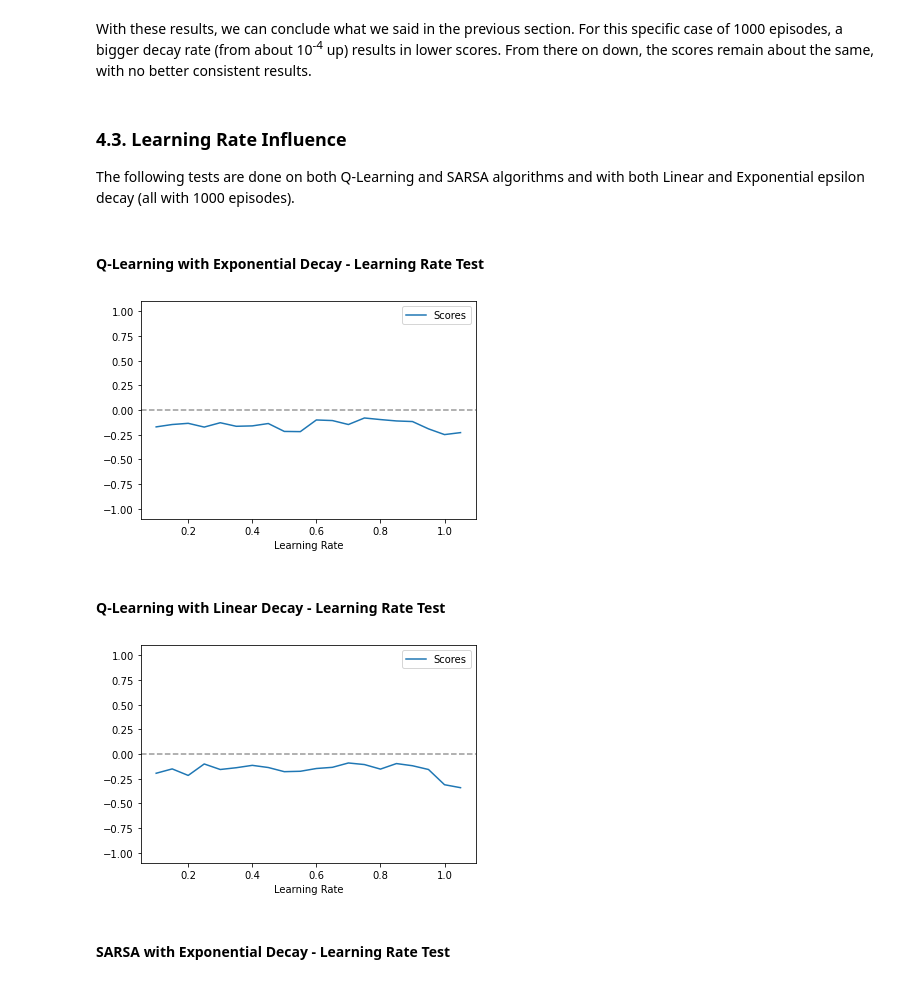
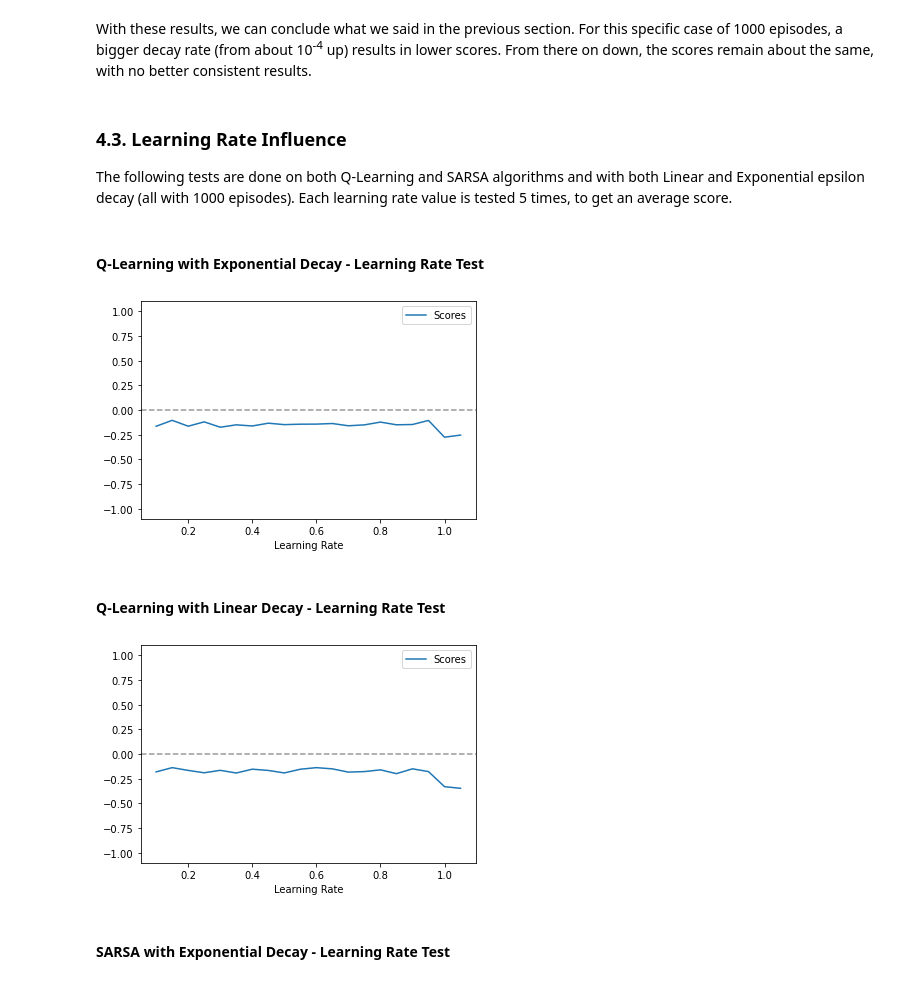
Before and after one commit to Maligetzus/IART, a Jupyter notebook: NeutronRL_Notebook.ipynb, the cells around one changed output. Saved outputs shown, nothing was run; the diff lists cells and outputs as text; code cells hidden in the pictures.

Commit message:
did some more tests

```diff
--- a/NeutronRL_Notebook.ipynb
+++ b/NeutronRL_Notebook.ipynb
@@ -306,26 +306,31 @@ With these results, we can conclude what we said in the previous section. For th
 # %% [markdown]
 ### 4.3. Learning Rate Influence
 
-The following tests are done on both Q-Learning and SARSA algorithms and with both Linear and Exponential epsilon decay (all with 1000 episodes).
+The following tests are done on both Q-Learning and SARSA algorithms and with both Linear and Exponential epsilon decay (all with 1000 episodes). Each learning rate value is tested 5 times, to get an average score.
 # %% [markdown]
 #### Q-Learning with Exponential Decay - Learning Rate Test
 # %%
 scores = []
 learning_rates = []
 learning_rate = 0.05
 
 for i in range(20):
     learning_rate += 0.05
 
     learning_rates.append(learning_rate)
 
-    qlearning = QLearning(max_episodes=1000, max_steps=2000, learning_rate=learning_rate, epsilon_decay=EpsilonDecay.Exponential, env='Neutron-5x5-White-Random-v0', log=False, print_final_score=False)
-    score, rewards, epsilon = qlearning.train()
-    scores.append(score)
+    total_score = 0
+
+    for j in range(5):
+        qlearning = QLearning(max_episodes=1000, max_steps=2000, learning_rate=learning_rate, epsilon_decay=EpsilonDecay.Exponential, env='Neutron-5x5-White-Random-v0', log=False, print_final_score=False)
+        score, rewards, epsilon = qlearning.train()
+        total_score += score
+
+    scores.append(total_score / 5)
 
 plot_scores_learnrate(scores, learning_rates)
 # %% [output]
-[figure, old version]
+[figure, new version]
 # %% [markdown]
 #### Q-Learning with Linear Decay - Learning Rate Test
 # %%
@@ -338,13 +343,18 @@ for i in range(20):
 
     learning_rates.append(learning_rate)
 
-    qlearning = QLearning(max_episodes=1000, max_steps=2000, learning_rate=learning_rate, epsilon_decay=EpsilonDecay.Linear, env='Neutron-5x5-White-Random-v0', log=False, print_final_score=False)
-    score, rewards, epsilon = qlearning.train()
-    scores.append(score)
+    total_score = 0
+
+    for j in range(5):
+        qlearning = QLearning(max_episodes=1000, max_steps=2000, learning_rate=learning_rate, epsilon_decay=EpsilonDecay.Linear, env='Neutron-5x5-White-Random-v0', log=False, print_final_score=False)
+        score, rewards, epsilon = qlearning.train()
+        total_score += score
+
+    scores.append(total_score / 5)
 
 plot_scores_learnrate(scores, learning_rates)
 # %% [output]
-[figure, old version]
+[figure, new version]
 # %% [markdown]
 #### SARSA with Exponential Decay - Learning Rate Test
 # %%
```
Also changed, not shown: parts of 20 cells of this notebook.
